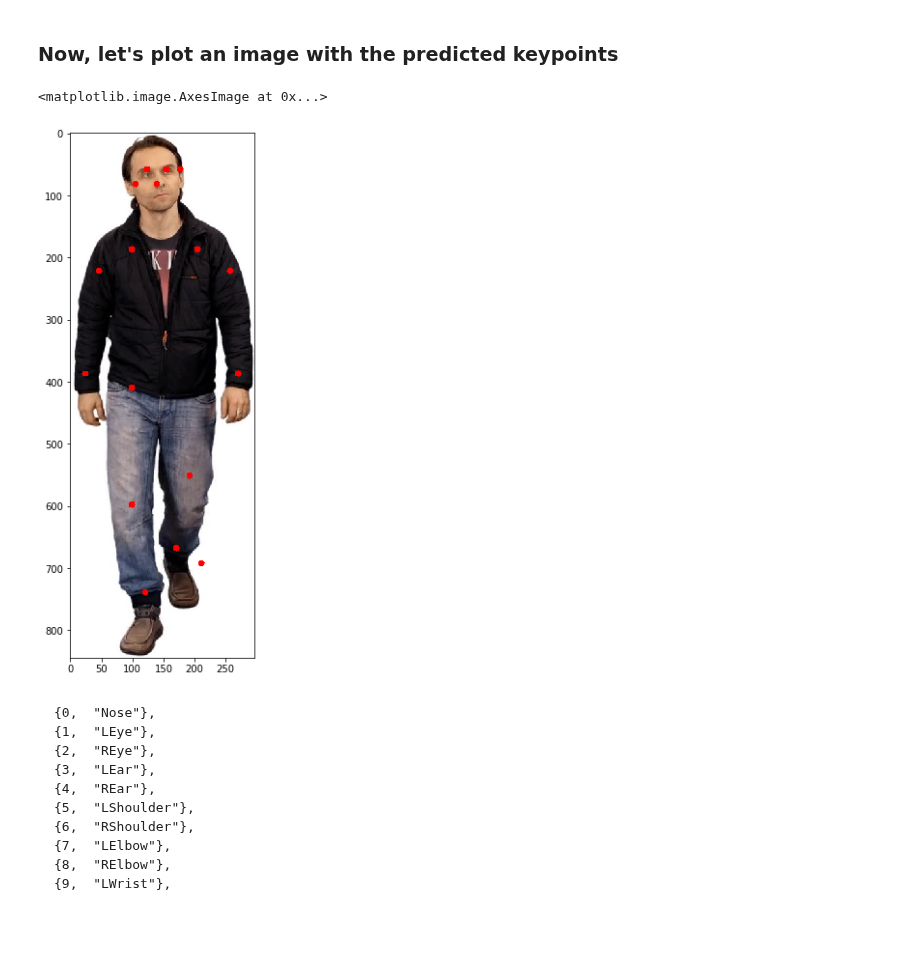
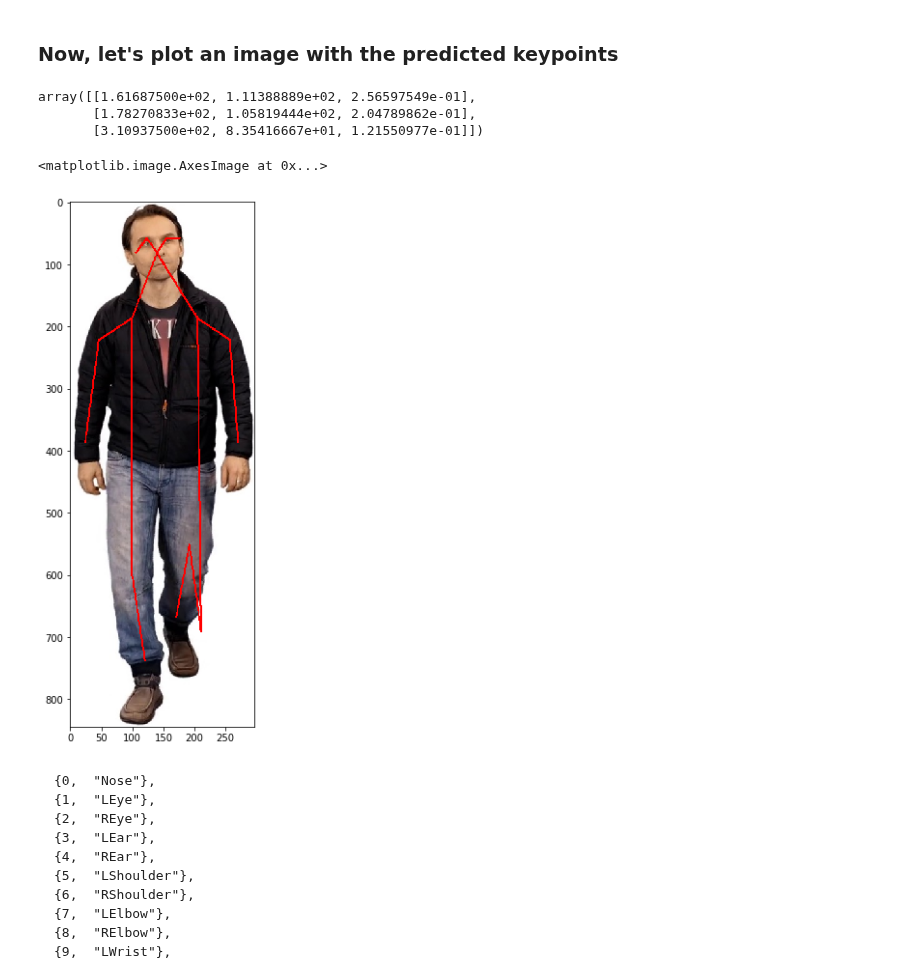
Before and after one commit to samir-souza/laboratory, a Jupyter notebook: 06_PoseEstimation/Pose Estimation with DHRN.ipynb, the cells around one changed output. Cells and saved outputs as stored; diff of their text form; code cells hidden in the pictures; blank space fills up the shorter version.

```diff
--- a/06_PoseEstimation/Pose Estimation with DHRN.ipynb
+++ b/06_PoseEstimation/Pose Estimation with DHRN.ipynb
@@ -58,4 +76,4 @@ args.TEST.USE_GT_BBOX = True
 update_config(cfg, args)
 # %%
 model = pose_hrnet.get_pose_net(cfg, is_train=False)
-model.load_state_dict(torch.load('pose_hrnet_w48_384x288.pth'))
+model.load_state_dict(torch.load('pose_hrnet_w48_384x288.pth', map_location='cpu'))
@@ -104,14 +124,43 @@ Wall time: 2.15 s
 # %% [markdown]
 ### Now, let's plot an image with the predicted keypoints
+# %%
+keypoints[
+# %% [output]
+array([[1.61687500e+02, 1.11388889e+02, 2.56597549e-01],
+       [1.78270833e+02, 1.05819444e+02, 2.04789862e-01],
+       [3.10937500e+02, 8.35416667e+01, 1.21550977e-01]])
+# %%
+bones = [
+    [3,1],
+    [1,0],
+    [4,2],
+    [2,0],
+    [0,5],
+    [0,6],
+    [5,7],
+    [6,8],
+    [7,9],
+    [8,10],
+    [5,11],
+    [6,12],
+    [11,13],
+    [12,14],
+    [13,15],
+    [14,16]
+]
 # %%
 img3 = img.copy()
-for k in keypoints:
-    cv2.circle(img3, (int(k[0]), int(k[1])), 5, (255,0,0), -1)
+#for k in keypoints:
+#    cv2.circle(img3, (int(k[0]), int(k[1])), 5, (255,0,0), -1)
+for b in bones:
+    kp1,kp2 = keypoints[b[0]],keypoints[b[1]]
+    x1,y1, x2,y2 = int(kp1[0]),int(kp1[1]),int(kp2[0]),int(kp2[1])
+    cv2.line(img3, (x1,y1), (x2,y2), (255,0,0), 2)
 plt.figure(figsize=(10,10))
 plt.imshow(img3)
 # %% [output]
 <matplotlib.image.AxesImage at 0x...>
-[figure, old version]
+[figure, new version]
 # %% [markdown]
     {0,  "Nose"},
     {1,  "LEye"},
```
Also changed, not shown: parts of 8 cells of this notebook, 4 other files.
